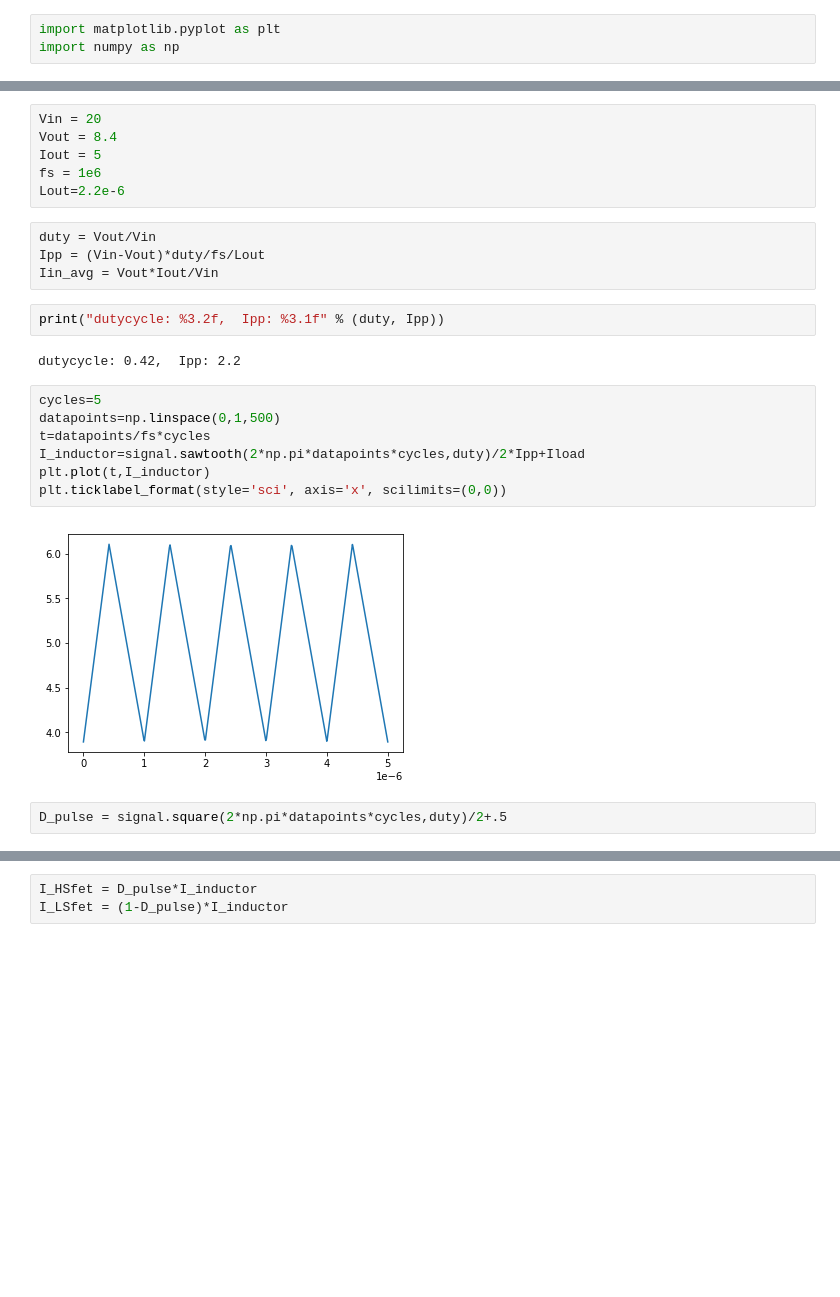
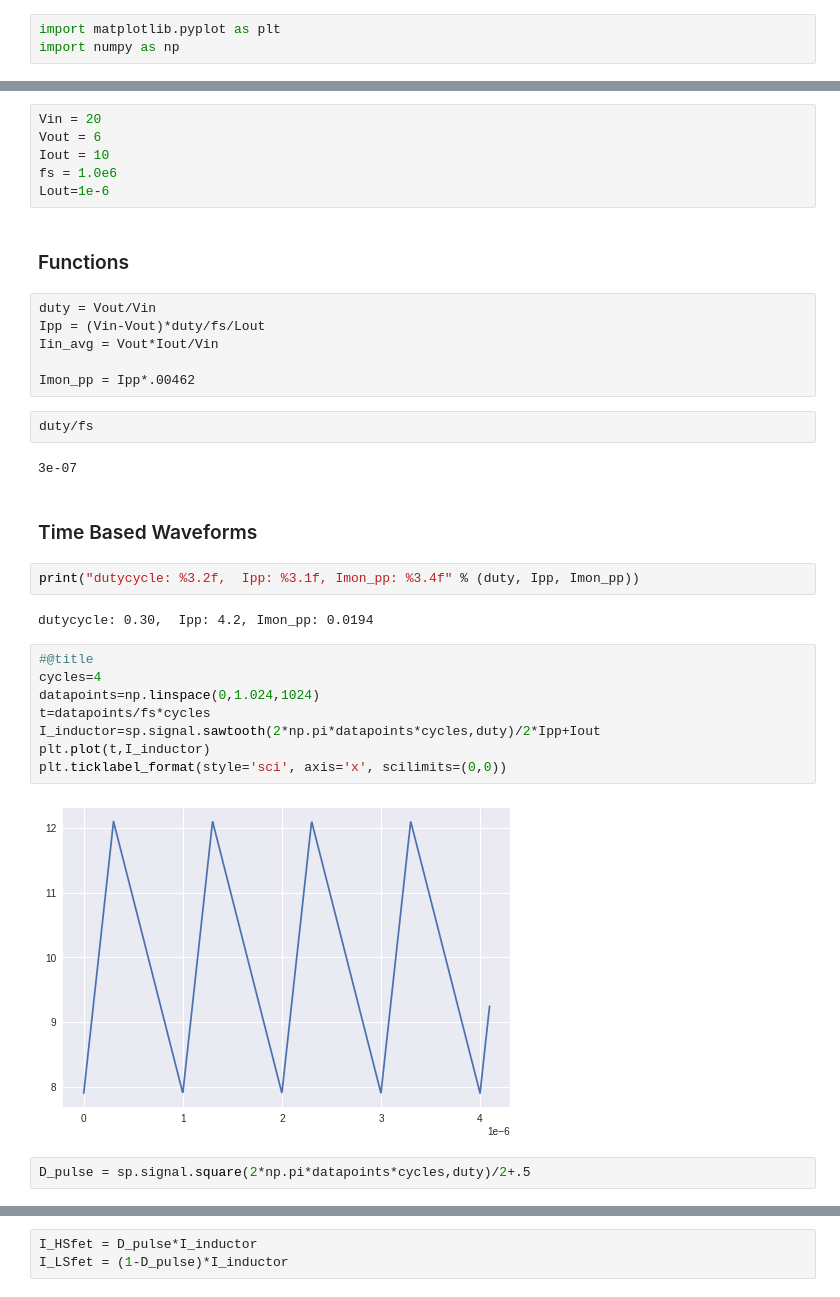
Before and after one commit to grkidwell/buckwaveforms, a Jupyter notebook: ccm_waveforms.ipynb, the cells around one changed output, grey strips where cells are left out. Cells and saved outputs as stored; diff of their text form; blank space fills up the shorter version.

```diff
--- a/ccm_waveforms.ipynb
+++ b/ccm_waveforms.ipynb
@@ -6,25 +18,36 @@ import numpy as np
 # %%
 Vin = 20
-Vout = 8.4
-Iout = 5
-fs = 1e6
-Lout=2.2e-6
+Vout = 6
+Iout = 10
+fs = 1.0e6
+Lout=1e-6
+# %% [markdown]
+### Functions
 # %%
 duty = Vout/Vin
 Ipp = (Vin-Vout)*duty/fs/Lout
 Iin_avg = Vout*Iout/Vin
+
+Imon_pp = Ipp*.00462
+# %%
+duty/fs
+# %% [output]
+3e-07
+# %% [markdown]
+### Time Based Waveforms
 # %%
-print("dutycycle: %3.2f,  Ipp: %3.1f" % (duty, Ipp))
+print("dutycycle: %3.2f,  Ipp: %3.1f, Imon_pp: %3.4f" % (duty, Ipp, Imon_pp))
 # %% [output]
-dutycycle: 0.42,  Ipp: 2.2
+dutycycle: 0.30,  Ipp: 4.2, Imon_pp: 0.0194
 # %%
-cycles=5
-datapoints=np.linspace(0,1,500)
+#@title
+cycles=4
+datapoints=np.linspace(0,1.024,1024)
 t=datapoints/fs*cycles
-I_inductor=signal.sawtooth(2*np.pi*datapoints*cycles,duty)/2*Ipp+Iload
+I_inductor=sp.signal.sawtooth(2*np.pi*datapoints*cycles,duty)/2*Ipp+Iout
 plt.plot(t,I_inductor)
 plt.ticklabel_format(style='sci', axis='x', scilimits=(0,0))
 # %% [output]
-[figure, old version]
+[figure, new version]
 # %%
-D_pulse = signal.square(2*np.pi*datapoints*cycles,duty)/2+.5
+D_pulse = sp.signal.square(2*np.pi*datapoints*cycles,duty)/2+.5
```
Also changed, not shown: parts of 17 cells of this notebook.
